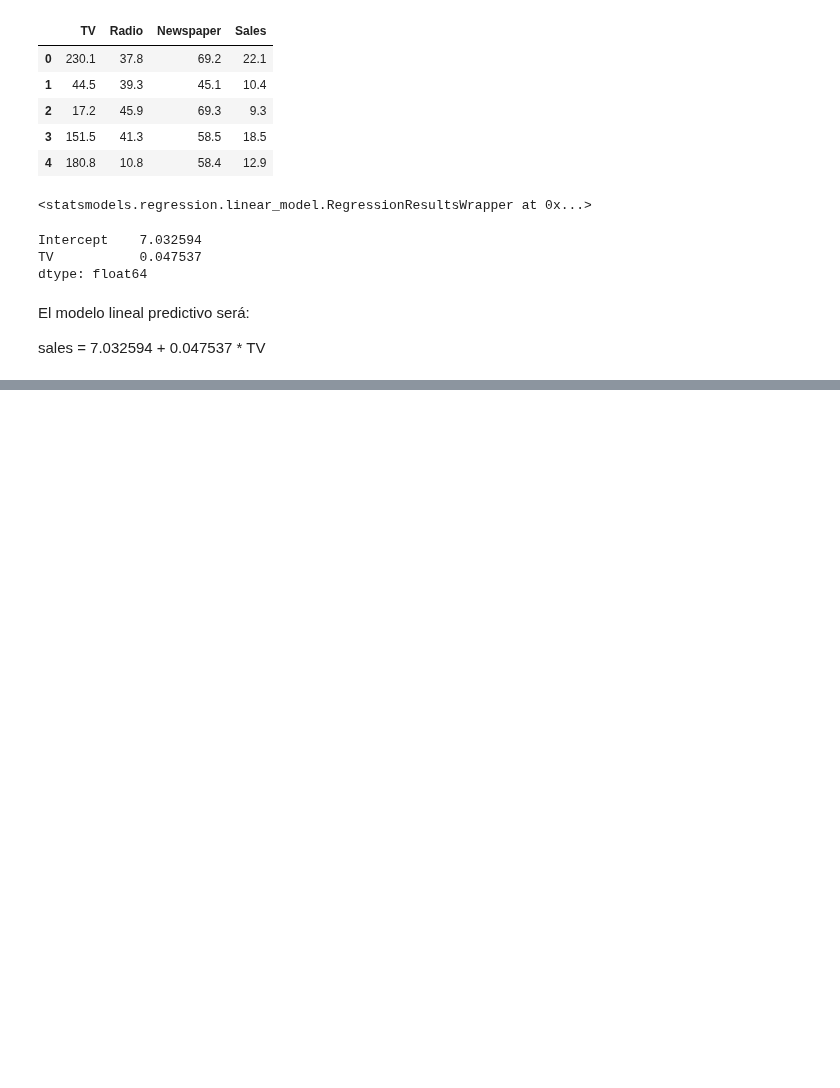
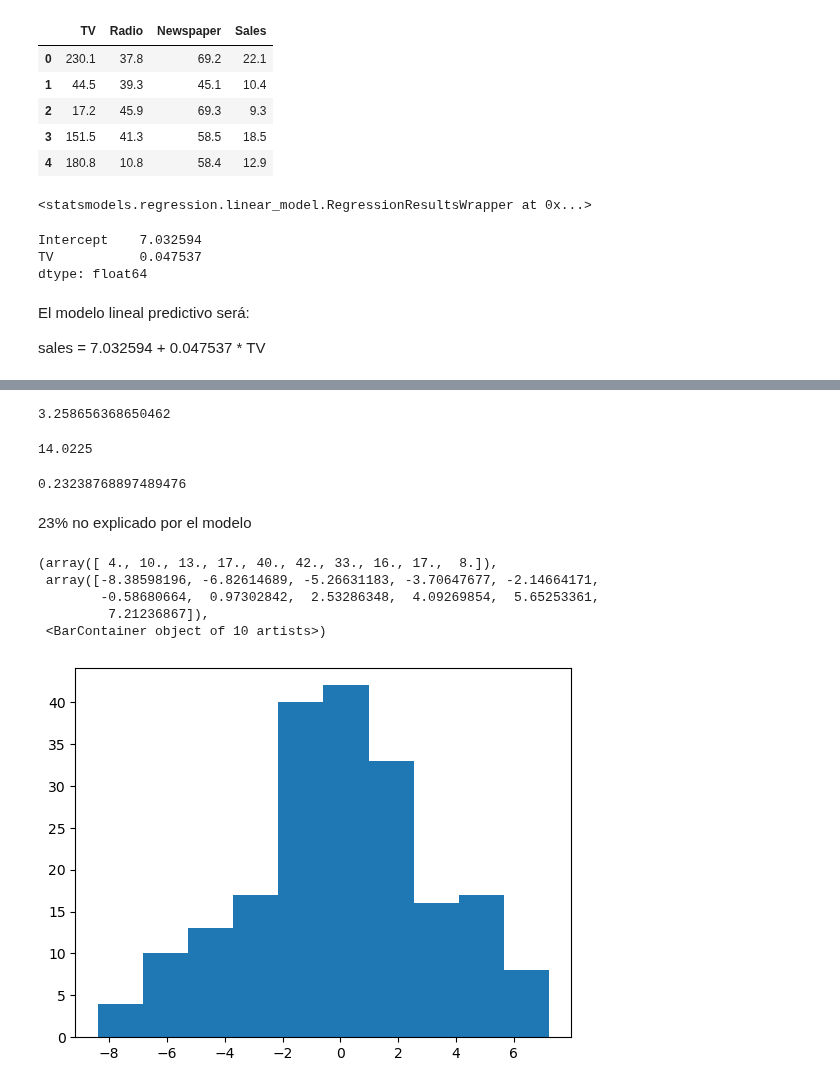
Before and after one commit to Chefi/python-ml-course, a Jupyter notebook: notebooks/Modelos de Regresion en Python Mi Notebook.ipynb, the cells around one changed output, grey strips where cells are left out. Drawn from its saved outputs; the diff is of its cells as text; code cells hidden in the pictures; blank space fills up the shorter version.

```diff
--- a/notebooks/Modelos de Regresion en Python Mi Notebook.ipynb
+++ b/notebooks/Modelos de Regresion en Python Mi Notebook.ipynb
@@ -34,0 +128,27 @@ sales = 7.032594 + 0.047537 * TV
+# %%
+import numpy as np
+SSD = sum(data["RSE"])
+RSE = np.sqrt(SSD/(len(data)-2))
+RSE
+# %% [output]
+3.258656368650462
+# %%
+sales_m = np.mean(data["Sales"])
+sales_m
+# %% [output]
+14.0225
+# %%
+RSE/sales_m
+# %% [output]
+0.23238768897489476
+# %% [markdown]
+23% no explicado por el modelo
+# %%
+plt.hist(lm.resid)
+# %% [output]
+(array([ 4., 10., 13., 17., 40., 42., 33., 16., 17.,  8.]),
+ array([-8.38598196, -6.82614689, -5.26631183, -3.70647677, -2.14664171,
+        -0.58680664,  0.97302842,  2.53286348,  4.09269854,  5.65253361,
+         7.21236867]),
+ <BarContainer object of 10 artists>)
+[figure, added]
```
Also changed, not shown: parts of 29 cells of this notebook.
